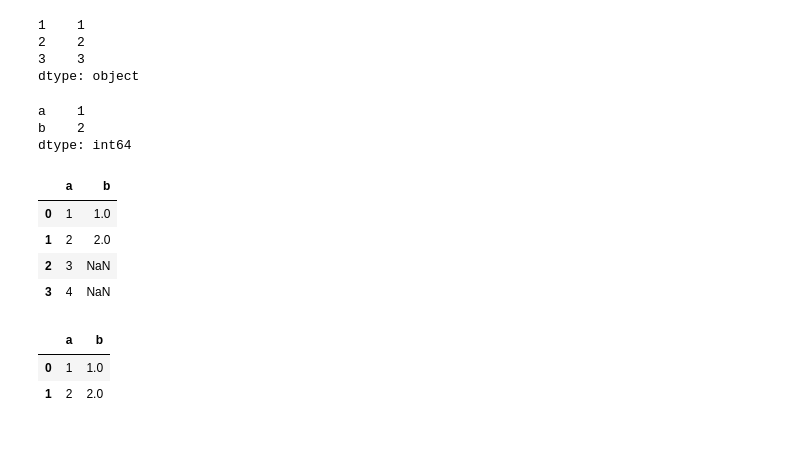
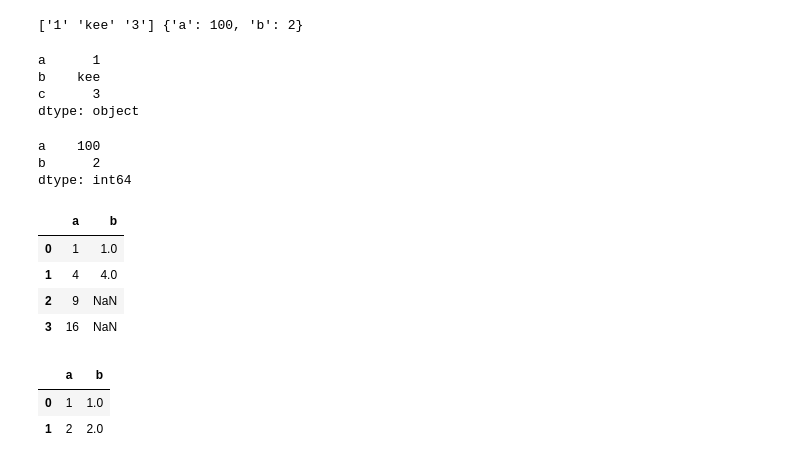
Before and after one commit to Margam-Keerthana-Priyanka/3.Data-Science, a Jupyter notebook: Pandas.ipynb, the cells around one changed output. Cells and saved outputs as stored; diff of their text form; code cells hidden in the pictures.

```diff
--- a/Pandas.ipynb
+++ b/Pandas.ipynb
@@ -4,28 +63,37 @@ import numpy as np
 # %%
-l=['1',2,3]
+l=['1','kee',3]
 m=np.array(l)
-n={'a':1,'b':2}
+c=['a','b','c']
+n={'a':100,'b':2}
+print(m, n)
+# %% [output]
+['1' 'kee' '3'] {'a': 100, 'b': 2}
-# %%
-print(pd.Series(l,m))
-pd.Series(n)
-# %% [output]
-1    1
-2    2
-3    3
-dtype: object
-a    1
-b    2
-dtype: int64
+# %%
+series_arr=pd.Series(l,c)
+series_arr[0]
+series_arr+series_arr
+series_arr
+# %% [output]
+a      1
+b    kee
+c      3
+dtype: object
+# %%
+pd.Series(n)
+# %% [output]
+a    100
+b      2
+dtype: int64
 # %%
 d={'a':[1,2,3,4],'b':[1,2,np.nan,np.nan]}
 df=pd.DataFrame(d)
-df
+df*df
 # %% [output]
 |  | a | b |
 | 0 | 1 | 1.0 |
-| 1 | 2 | 2.0 |
-| 2 | 3 | NaN |
-| 3 | 4 | NaN |
+| 1 | 4 | 4.0 |
+| 2 | 9 | NaN |
+| 3 | 16 | NaN |
 # %%
 df.dropna(axis=0,thresh=2)
 # %% [output]
```
Also changed, not shown: parts of 10 cells of this notebook, 10 other files.
